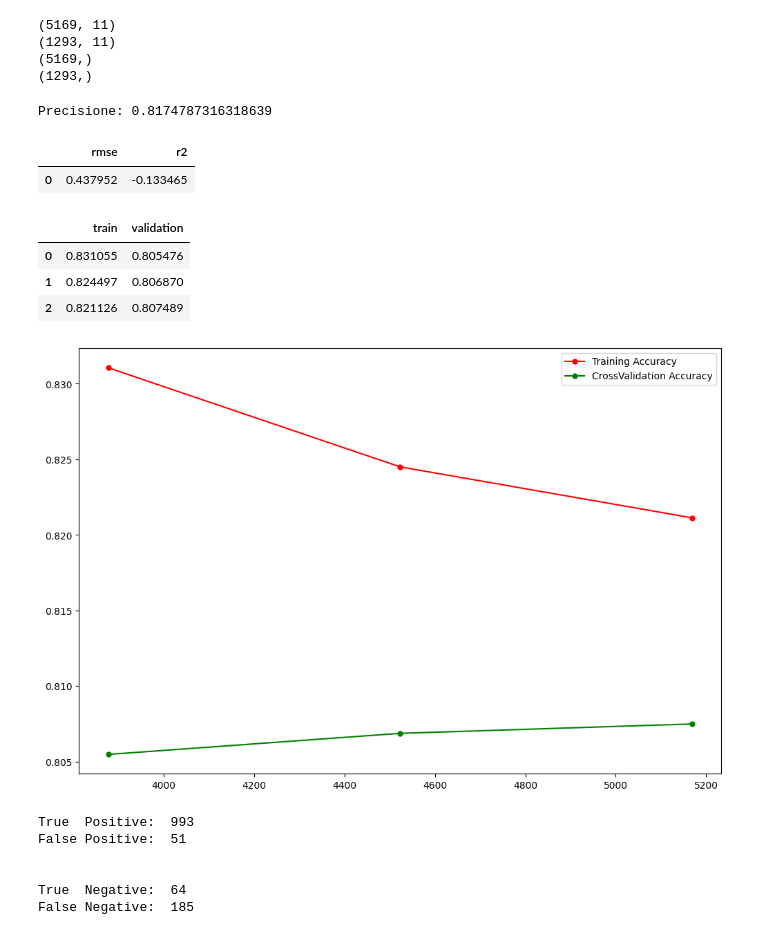
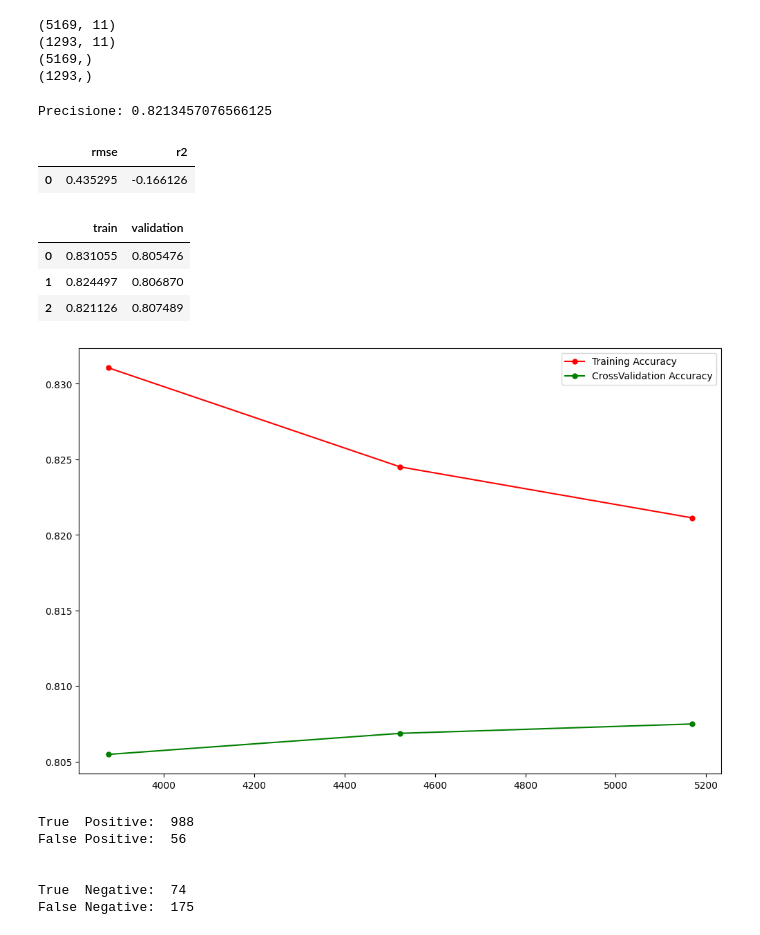
Before and after one commit to leonardodiana/python-exam, a Jupyter notebook: training/wine_training.ipynb, the cells around one changed output. Saved outputs shown, nothing was run; the diff lists cells and outputs as text; code cells hidden in the pictures.

```diff
--- a/training/wine_training.ipynb
+++ b/training/wine_training.ipynb
@@ -161,24 +167,27 @@ print(y_test.shape)
 (5169,)
 (1293,)
 # %%
+
 from sklearn.metrics import accuracy_score, confusion_matrix
 from sklearn.preprocessing import StandardScaler
+#normalizzazione dei dati
 scaling=StandardScaler()
 x_train=scaling.fit_transform(x_train)
 x_test=scaling.fit_transform(x_test)
 
 
-
+#creo il modello, ho settato arbitrariamente il valore di max_iter a 1000, senza settarlo nell'output mi veniva suggerito di aumentarlo.
 from sklearn.linear_model import LogisticRegression
-model=LogisticRegression(max_iter=50000)
+model=LogisticRegression(max_iter=1000)
 model.fit(x_train,y_train)
 model.score(x_test,y_test)
 
+#misuro la precisione
 y_pred = model.predict(x_test)
 accuracy = accuracy_score(y_test, y_pred)
 print('Precisione:', accuracy)
 # %% [output]
-Precisione: 0.8174787316318639
+Precisione: 0.8213457076566125
 # %%
 
 # importo librerie pipeline
@@ -240,11 +249,11 @@ def plot_learning_curve(pipeline, x, y):
   plt.show()
 # %%
 # test del modello
-pipeline_validation(make_pipeline(StandardScaler(), LogisticRegression(max_iter=50000)), x, y)
-plot_learning_curve(make_pipeline(StandardScaler(), LogisticRegression(max_iter=50000)), x, y)
+pipeline_validation(make_pipeline(StandardScaler(), LogisticRegression(max_iter=1000)), x, y)
+plot_learning_curve(make_pipeline(StandardScaler(), LogisticRegression(max_iter=1000)), x, y)
 # %% [output]
 |  | rmse | r2 |
-| 0 | 0.437952 | -0.133465 |
+| 0 | 0.435295 | -0.166126 |
 |  | train | validation |
 | 0 | 0.831055 | 0.805476 |
 | 1 | 0.824497 | 0.806870 |
@@ -263,12 +272,12 @@ print("\n")
 print("True  Negative: ", cm[1][1])
 print("False Negative: ", cm[1][0])
 # %% [output]
-True  Positive:  993
-False Positive:  51
+True  Positive:  988
+False Positive:  56
 
 
-True  Negative:  64
-False Negative:  185
+True  Negative:  74
+False Negative:  175
 # %%
 from sklearn2pmml import sklearn2pmml
 from sklearn2pmml.pipeline import PMMLPipeline
```
Also changed, not shown: parts of 14 cells of this notebook, 3 other files.
